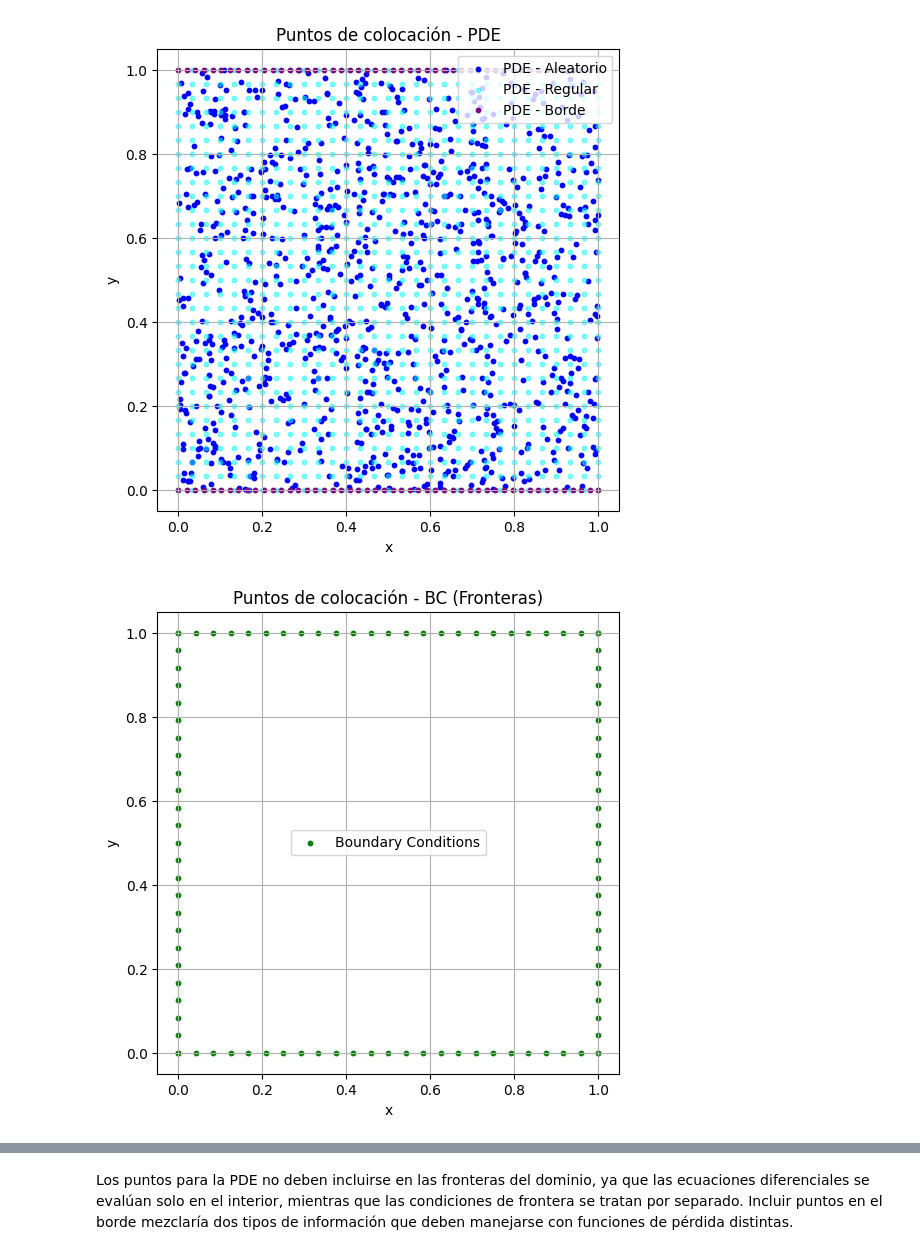
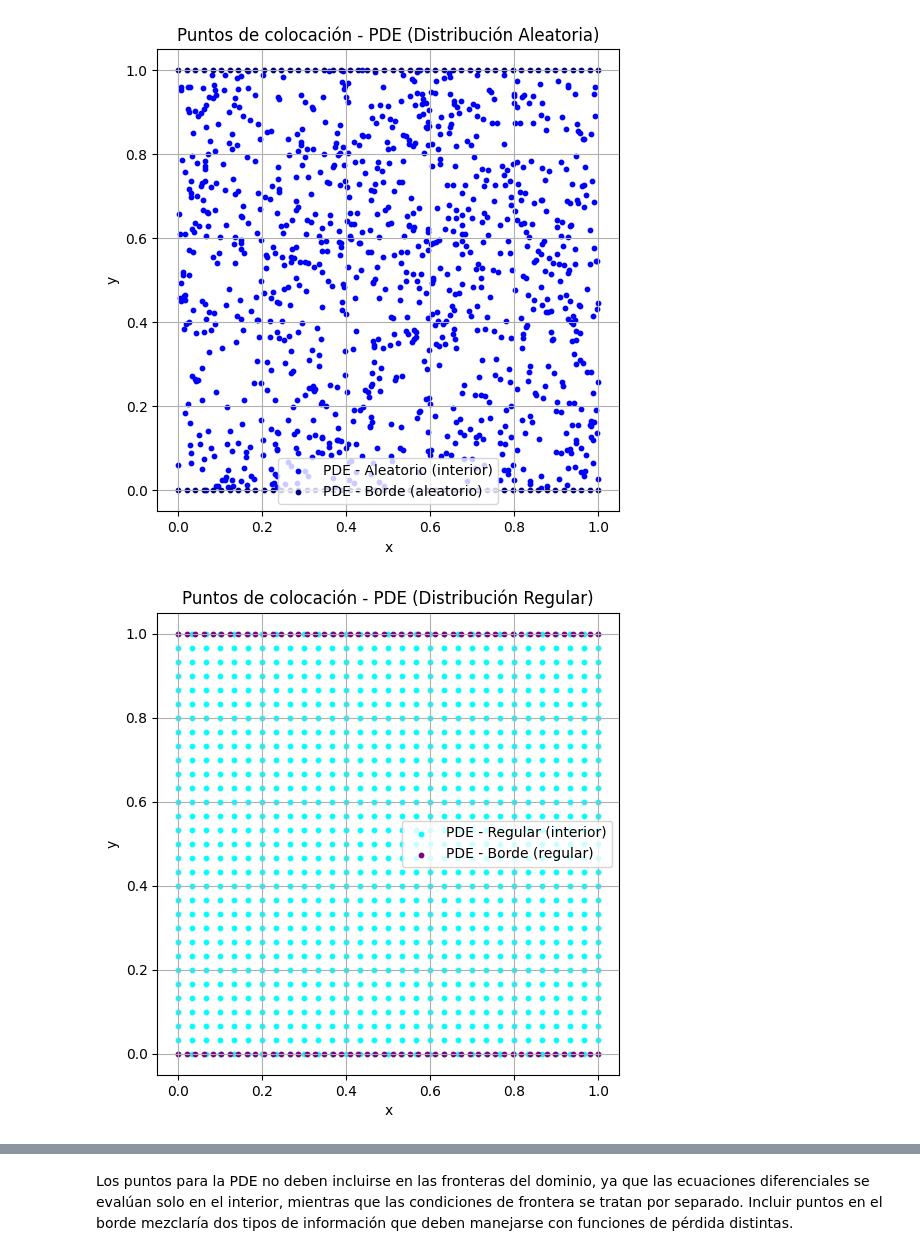
Before and after one commit to jonathancagua/IA-PINN, a Jupyter notebook: TP1.ipynb, the cells around one changed output, grey strips where cells are left out. Drawn from its saved outputs; the diff is of its cells as text; code cells hidden in the pictures.

```diff
--- a/TP1.ipynb
+++ b/TP1.ipynb
@@ -101,45 +101,58 @@ v_data = np.array([interpolate_field(v, x_vals, y_vals, x, y) for x, y in zip(x_
 
 
 # PDE
+# --- GRÁFICA 1: Puntos ALEATORIOS + Borde correspondiente ---
 plt.figure(figsize=(6, 6))
-plt.scatter(x_pde_rand, y_pde_rand, s=10, c='blue', label='PDE - Aleatorio')
-plt.scatter(x_pde_reg, y_pde_reg, s=10, c='cyan', alpha=0.5, label='PDE - Regular')
-plt.scatter(x_pde_border_combined, y_pde_border_combined, s=10, c='purple', label='PDE - Borde')
+plt.scatter(x_pde_rand, y_pde_rand, s=10, c='blue', label='PDE - Aleatorio (interior)')
+plt.scatter(x_pde_border_combined, y_pde_border_combined, s=10, c='navy', label='PDE - Borde (aleatorio)')
 plt.xlabel('x')
 plt.ylabel('y')
-plt.title('Puntos de colocación - PDE')
+plt.title('Puntos de colocación - PDE (Distribución Aleatoria)')
 plt.grid(True)
 plt.axis('square')
 plt.legend()
 plt.show()
+
+# --- GRÁFICA 2: Puntos REGULARES + Borde correspondiente ---
+plt.figure(figsize=(6, 6))
+plt.scatter(x_pde_reg, y_pde_reg, s=10, c='cyan', label='PDE - Regular (interior)')
+plt.scatter(x_pde_border_combined, y_pde_border_combined, s=10, c='purple', label='PDE - Borde (regular)')
+plt.xlabel('x')
+plt.ylabel('y')
+plt.title('Puntos de colocación - PDE (Distribución Regular)')
+plt.grid(True)
+plt.axis('square')
+plt.legend()
+plt.show()
+
 
 # BC
 plt.figure(figsize=(6, 6))
 plt.scatter(x_bc, y_bc, s=10, c='green', label='Boundary Conditions')
 plt.xlabel('x')
 plt.ylabel('y')
 plt.title('Puntos de colocación - BC (Fronteras)')
 plt.grid(True)
 plt.axis('square')
 plt.legend()
 plt.show()
 
 # Puntos rotulados
 plt.figure(figsize=(6, 6))
 plt.scatter(x_data, y_data, s=40, c='red', marker='x', label='Datos rotulados (p, u, v)')
 plt.xlabel('x')
 plt.ylabel('y')
 plt.title('Puntos con datos rotulados')
 plt.grid(True)
 plt.axis('square')
 plt.legend()
 plt.show()
 
 # Tabla con valores interpolados
 print("\nValores interpolados en puntos rotulados:")
 print(f"{'x':>6} {'y':>6} {'p':>10} {'u':>10} {'v':>10}")
 for x, y, p_val, u_val, v_val in zip(x_data, y_data, p_data, u_data, v_data):
     print(f"{x:6.3f} {y:6.3f} {p_val:10.4f} {u_val:10.4f} {v_val:10.4f}")
 # %% [output]
-[figure, old version]
+[figure, new version]
-[figure, old version]
+[figure, new version]
```
Also changed, not shown: parts of 9 cells of this notebook.
